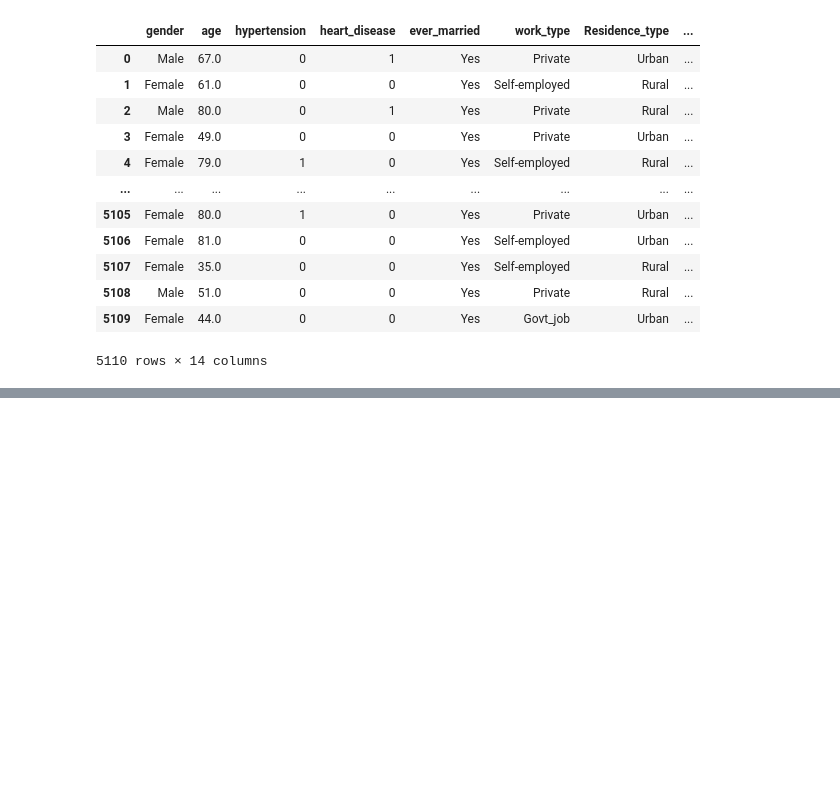
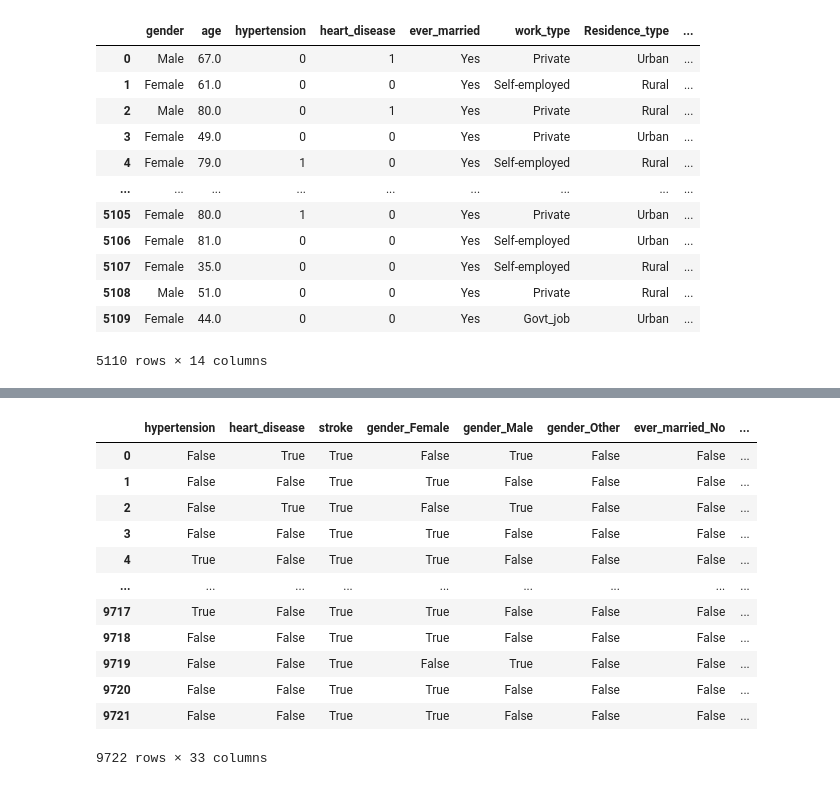
Before and after one commit to alexakh95/Data_mining, a Jupyter notebook: Project/accosiation_rules.ipynb, the cells around one changed output, grey strips where cells are left out. Saved outputs shown, nothing was run; the diff lists cells and outputs as text; code cells hidden in the pictures; blank space fills up the shorter version.

```diff
--- a/Project/accosiation_rules.ipynb
+++ b/Project/accosiation_rules.ipynb
@@ -100,0 +142,8 @@ cp_dataframe
+# %%
+data_no_stroke = dataframe_cp.drop(columns='stroke')
+stroke_column  = dataframe_cp['stroke']
+
+smote = SMOTE(random_state=42)
+X_resampled, y_resampled = smote.fit_resample(data_no_stroke, stroke_column)
+# %%
+X_resampled[categorical_columns] = encoder.inverse_transform(X_resampled[categorical_columns])
@@ -100,0 +160,16 @@ cp_dataframe
+# %%
+df_encoded
+# %% [output]
+|  | hypertension | heart_disease | stroke | gender_Female | gender_Male | gender_Other | ever_married_No | ... |
+| 0 | False | True | True | False | True | False | False | ... |
+| 1 | False | False | True | True | False | False | False | ... |
+| 2 | False | True | True | False | True | False | False | ... |
+| 3 | False | False | True | True | False | False | False | ... |
+| 4 | True | False | True | True | False | False | False | ... |
+| ... | ... | ... | ... | ... | ... | ... | ... | ... |
+| 9717 | True | False | True | True | False | False | False | ... |
+| 9718 | False | False | True | True | False | False | False | ... |
+| 9719 | False | False | True | False | True | False | False | ... |
+| 9720 | False | False | True | True | False | False | False | ... |
+| 9721 | False | False | True | True | False | False | False | ... |
+9722 rows × 33 columns
```
Also changed, not shown: parts of 18 cells of this notebook.
